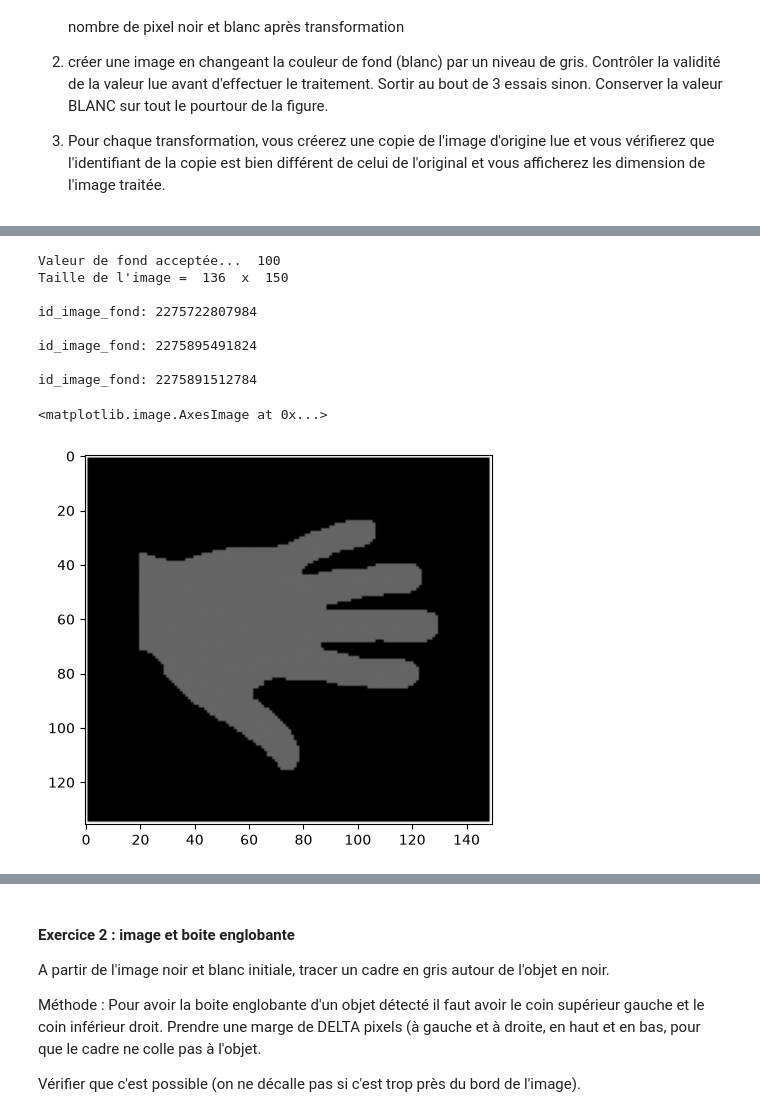
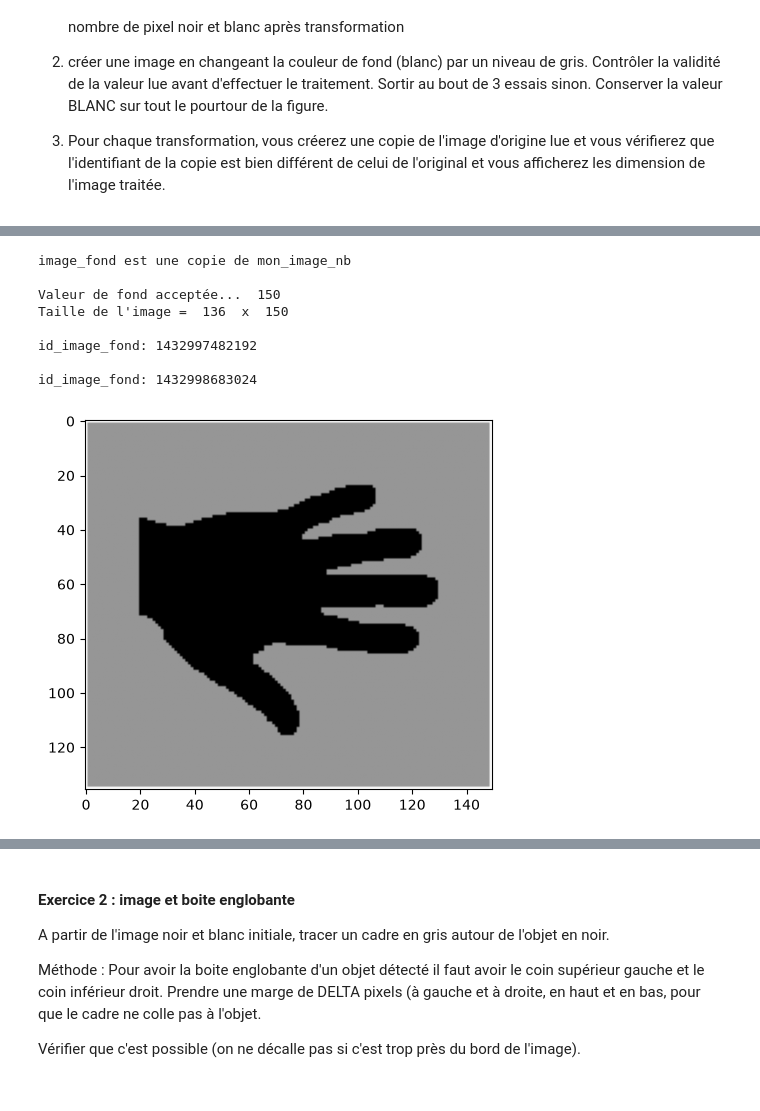
Before and after one commit to Fidel-Dgn/programmation_Python, a Jupyter notebook: ETUD_TP2_SUJETS/TP2_PYTHON_2025_ETUD.ipynb, the cells around one changed output, grey strips where cells are left out. Saved outputs shown, nothing was run; the diff lists cells and outputs as text; code cells hidden in the pictures.

```diff
--- a/ETUD_TP2_SUJETS/TP2_PYTHON_2025_ETUD.ipynb
+++ b/ETUD_TP2_SUJETS/TP2_PYTHON_2025_ETUD.ipynb
@@ -245,41 +251,42 @@ Taille de l'image =  136  x  150
 ![image.png](attachment:image.png)
 # %%
 # Exercice 1.2 - Image avec changement de fond
-image_fond=image_negatif.copy()
-tentative = 0
-b=True
-while tentative < 3 and b:  # Par exemple, on limite à 10 tentatives
-    valeur_fond_gris = int(input("Entrez la valeur de fond en niveaux de gris (0-255) : "))
-    if 0 <= valeur_fond_gris <= 255:
-        b = False
+image_fond=mon_image_nb.copy()
+if(id(image_fond)!=id(mon_image_nb)):
+    print("image_fond est une copie de mon_image_nb\n")
+    tentative = 0
+    b=True
+    while tentative < 3 and b:  # Par exemple, on limite à 10 tentatives
+        valeur_fond_gris = int(input("Entrez la valeur de fond en niveaux de gris (0-255) : "))
+        if 0 <= valeur_fond_gris <= 255:
+            b = False
+        else:
+            print("Valeur invalide. Veuillez entrer une valeur entre 0 et 255.")
+            tentative += 1
+    if tentative == 3:
+        print("Nombre maximum de tentatives atteint. ")
     else:
-        print("Valeur invalide. Veuillez entrer une valeur entre 0 et 255.")
-        tentative += 1
-if tentative == 3:
-    print("Nombre maximum de tentatives atteint. ")
-else:
-    print("Valeur de fond acceptée... ", valeur_fond_gris)
-    image_fond[image_fond == 255] = valeur_fond_gris
-    for i in range(hauteur):
-        for j in range(largeur):
-            if i==0 or i==hauteur-1 or j==0 or j==largeur-1:
-                image_fond[i][j] = 255
+        print("Valeur de fond acceptée... ", valeur_fond_gris)
+        image_fond[image_fond == 255] = valeur_fond_gris
+        for i in range(hauteur):
+            for j in range(largeur):
+                if i==0 or i==hauteur-1 or j==0 or j==largeur-1:
+                    image_fond[i][j] = 255
 
-print('Taille de l\'image = ', image_fond.shape[0], ' x ', image_fond.shape[1], '\n')
+    print('Taille de l\'image = ', image_fond.shape[0], ' x ', image_fond.shape[1], '\n')
 
-print("id_image_fond:", id(mon_image_nb), '\n')
-print("id_image_fond:", id(image_negatif), '\n')
-print("id_image_fond:", id(image_fond), '\n')
-plt.imshow(image_fond, cmap='gray')
+    print("id_image_fond:", id(mon_image_nb), '\n')
+
+    print("id_image_fond:", id(image_fond), '\n')
+    plt.imshow(image_fond, cmap='gray')
 # %% [output]
-Valeur de fond acceptée...  100
+image_fond est une copie de mon_image_nb
+
+Valeur de fond acceptée...  150
 Taille de l'image =  136  x  150
 
-id_image_fond: 2275722807984
+id_image_fond: 1432997482192
 
-id_image_fond: 2275895491824
-
-id_image_fond: 2275891512784
+id_image_fond: 1432998683024
-<matplotlib.image.AxesImage at 0x...>
-[figure, old version]
+[figure, new version]
 # %% [markdown]
```
Also changed, not shown: parts of 3 cells of this notebook.
